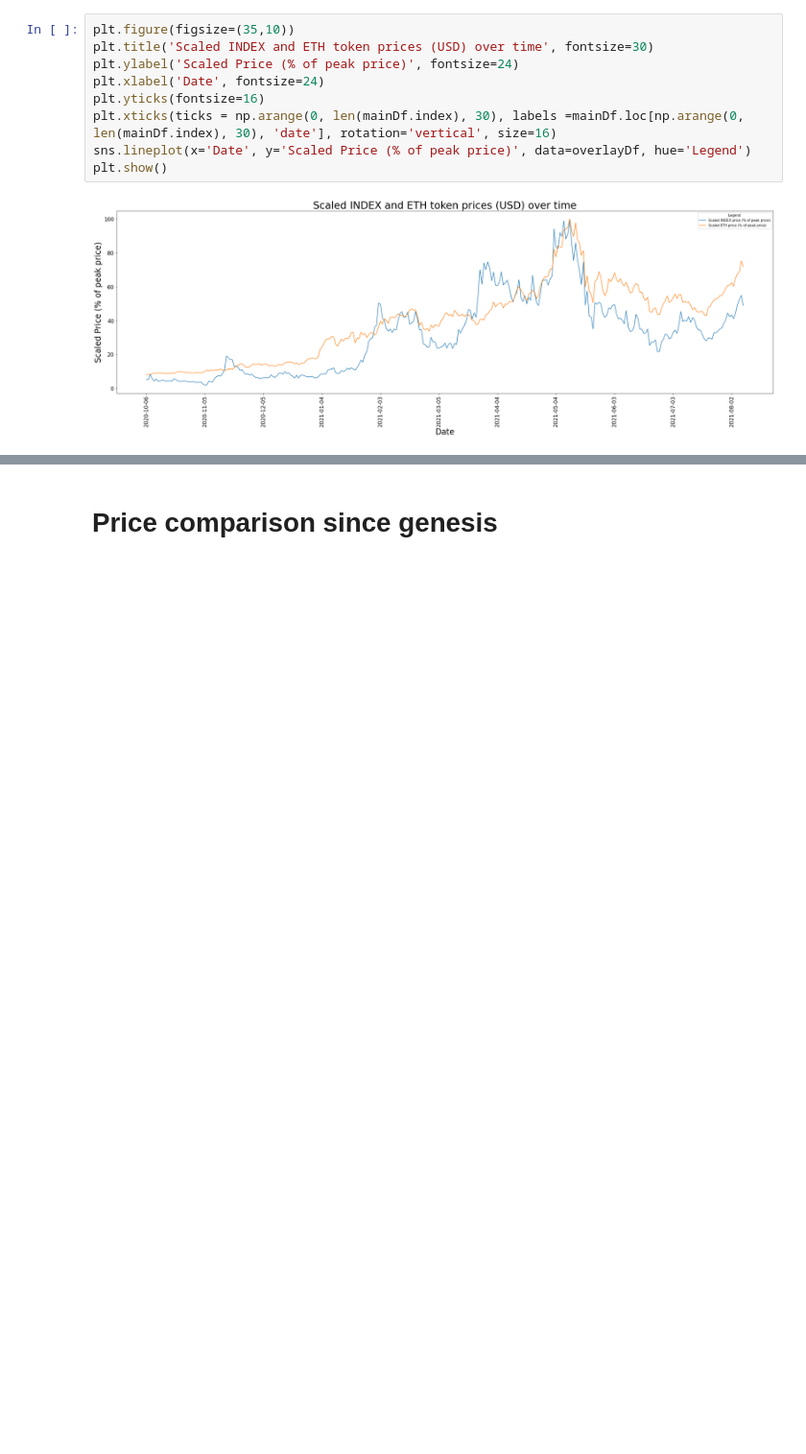
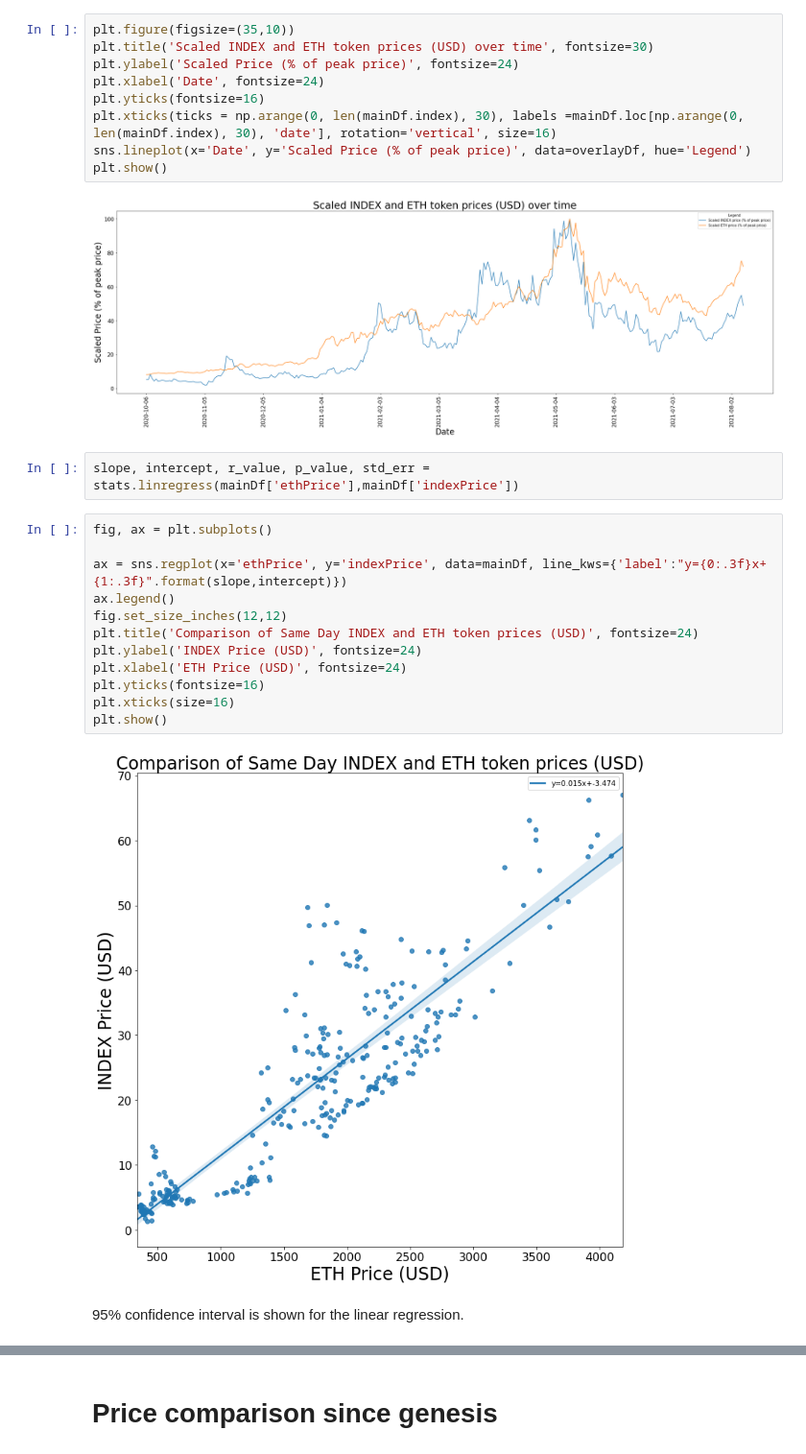
Before and after one commit to IndexCoop/index-coop-analytics, a Jupyter notebook: kpis/index-token-kpi/indexTokenKPIs.ipynb, the cells around one changed output, grey strips where cells are left out. Shown at 96% size. Drawn from its saved outputs; the diff is of its cells as text; blank space fills up the shorter version.

```diff
--- a/kpis/index-token-kpi/indexTokenKPIs.ipynb
+++ b/kpis/index-token-kpi/indexTokenKPIs.ipynb
@@ -203,3 +214,21 @@ sns.lineplot(x='Date', y='Scaled Price (% of peak price)', data=overlayDf, hue='
 plt.show()
 # %% [output]
 [figure]
+# %%
+slope, intercept, r_value, p_value, std_err = stats.linregress(mainDf['ethPrice'],mainDf['indexPrice'])
+# %%
+fig, ax = plt.subplots()
+
+ax = sns.regplot(x='ethPrice', y='indexPrice', data=mainDf, line_kws={'label':"y={0:.3f}x+{1:.3f}".format(slope,intercept)})
+ax.legend()
+fig.set_size_inches(12,12)
+plt.title('Comparison of Same Day INDEX and ETH token prices (USD)', fontsize=24)
+plt.ylabel('INDEX Price (USD)', fontsize=24)
+plt.xlabel('ETH Price (USD)', fontsize=24)
+plt.yticks(fontsize=16)
+plt.xticks(size=16)
+plt.show()
+# %% [output]
+[figure, added]
+# %% [markdown]
+95% confidence interval is shown for the linear regression.
```
Also changed, not shown: parts of 3 cells of this notebook, 1 other file.
